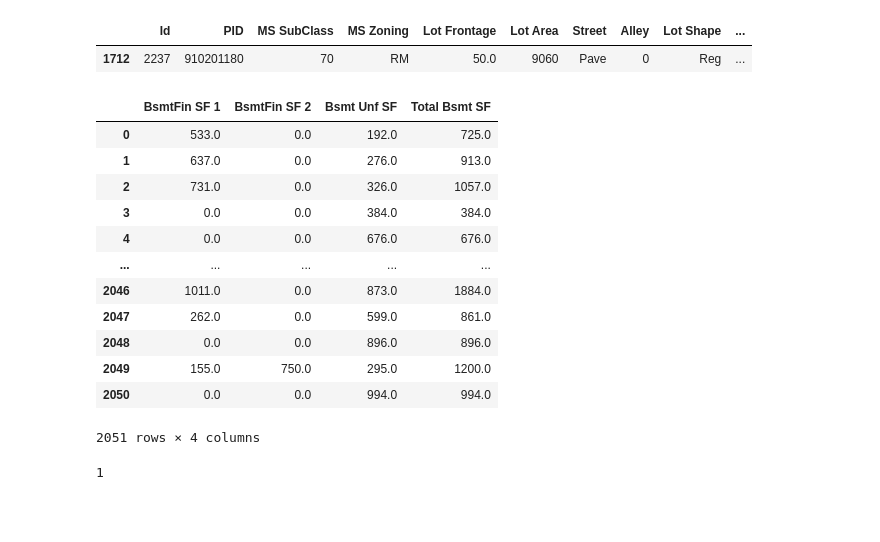
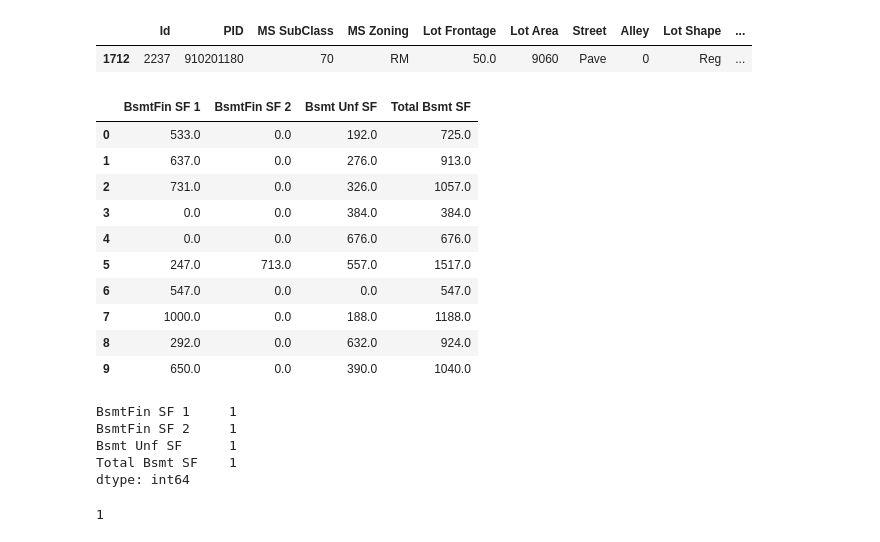
Before and after one commit to roycephillipsjr/GA_project_2, a Jupyter notebook: code/01_EDA_and_Cleaning.ipynb, the cells around one changed output. Drawn from its saved outputs; the diff is of its cells as text; code cells hidden in the pictures; blank space fills up the shorter version.

```diff
--- a/code/01_EDA_and_Cleaning.ipynb
+++ b/code/01_EDA_and_Cleaning.ipynb
@@ -174,18 +175,16 @@ ames_housing.loc[[1712]]
 # %%
 # Checking to see how the basements measure up.
 basements = ['BsmtFin SF 1', 'BsmtFin SF 2', 'Bsmt Unf SF', 'Total Bsmt SF']
-ames_housing[basements]
+ames_housing[basements].head(10)
 # %% [output]
 |  | BsmtFin SF 1 | BsmtFin SF 2 | Bsmt Unf SF | Total Bsmt SF |
 | 0 | 533.0 | 0.0 | 192.0 | 725.0 |
 | 1 | 637.0 | 0.0 | 276.0 | 913.0 |
 | 2 | 731.0 | 0.0 | 326.0 | 1057.0 |
 | 3 | 0.0 | 0.0 | 384.0 | 384.0 |
 | 4 | 0.0 | 0.0 | 676.0 | 676.0 |
-| ... | ... | ... | ... | ... |
-| 2046 | 1011.0 | 0.0 | 873.0 | 1884.0 |
-| 2047 | 262.0 | 0.0 | 599.0 | 861.0 |
-| 2048 | 0.0 | 0.0 | 896.0 | 896.0 |
-| 2049 | 155.0 | 750.0 | 295.0 | 1200.0 |
-| 2050 | 0.0 | 0.0 | 994.0 | 994.0 |
+| 5 | 247.0 | 713.0 | 557.0 | 1517.0 |
+| 6 | 547.0 | 0.0 | 0.0 | 547.0 |
+| 7 | 1000.0 | 0.0 | 188.0 | 1188.0 |
+| 8 | 292.0 | 0.0 | 632.0 | 924.0 |
+| 9 | 650.0 | 0.0 | 390.0 | 1040.0 |
-2051 rows × 4 columns
@@ -201,3 +191,11 @@ ames_housing[basements]
+# %%
+ames_housing[basements].isnull().sum()
+# %% [output]
+BsmtFin SF 1     1
+BsmtFin SF 2     1
+Bsmt Unf SF      1
+Total Bsmt SF    1
+dtype: int64
 # %%
 # Checking for nulls in Total Bsme SQFT
 ames_housing['Total Bsmt SF'].isnull().sum()
```
Also changed, not shown: parts of 141 cells of this notebook.
